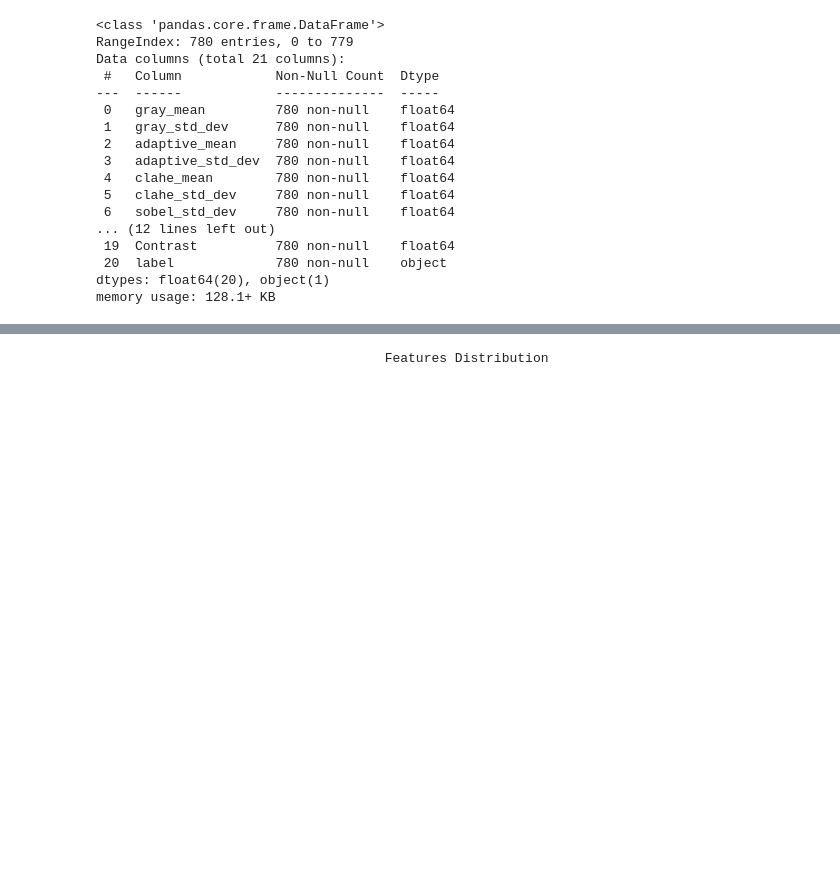
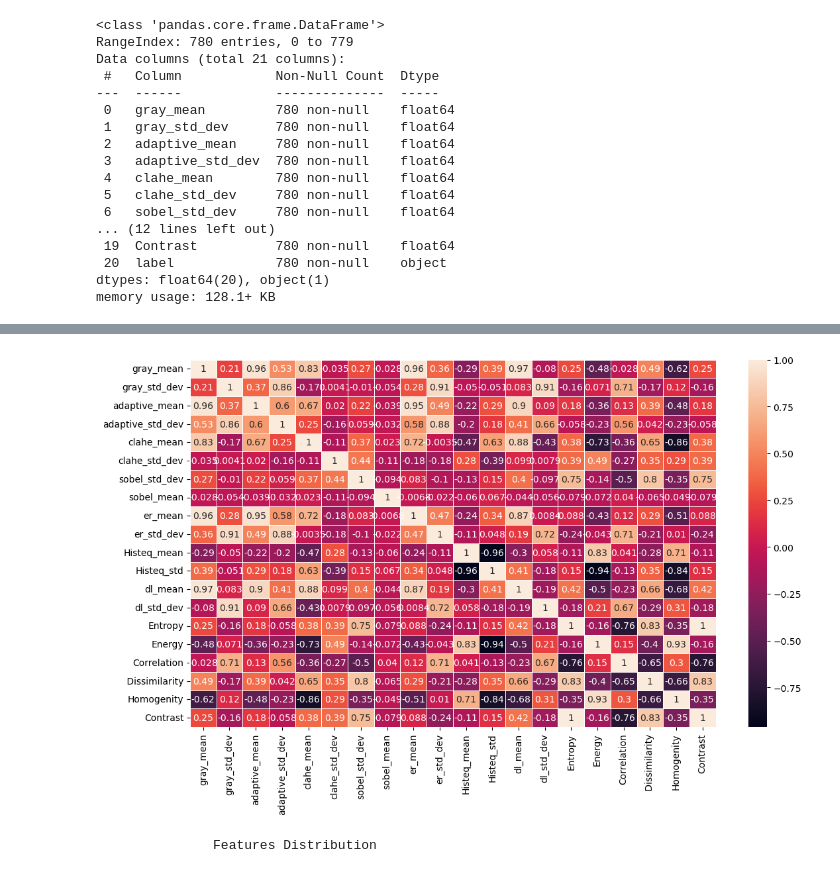
Before and after one commit to SamTheMar/Breast_Tumor_AII, a Jupyter notebook: Classification_ML.ipynb, the cells around one changed output, grey strips where cells are left out. Drawn from its saved outputs; the diff is of its cells as text; code cells hidden in the pictures; blank space fills up the shorter version.

```diff
--- a/Classification_ML.ipynb
+++ b/Classification_ML.ipynb
@@ -94 +99,10 @@ plt.show()
+# %%
+corr = data[data.columns].corr()
+
+w, h, dpi = 1280, 720, 100
+fig, ax = plt.subplots(figsize=(w/dpi, h/dpi), dpi=dpi)
+sns.heatmap(corr, annot=True, linewidths=.5, ax=ax)
+plt.show()
+# %% [output]
+[figure, added]
 # %%
```
Also changed, not shown: parts of 39 cells of this notebook.
